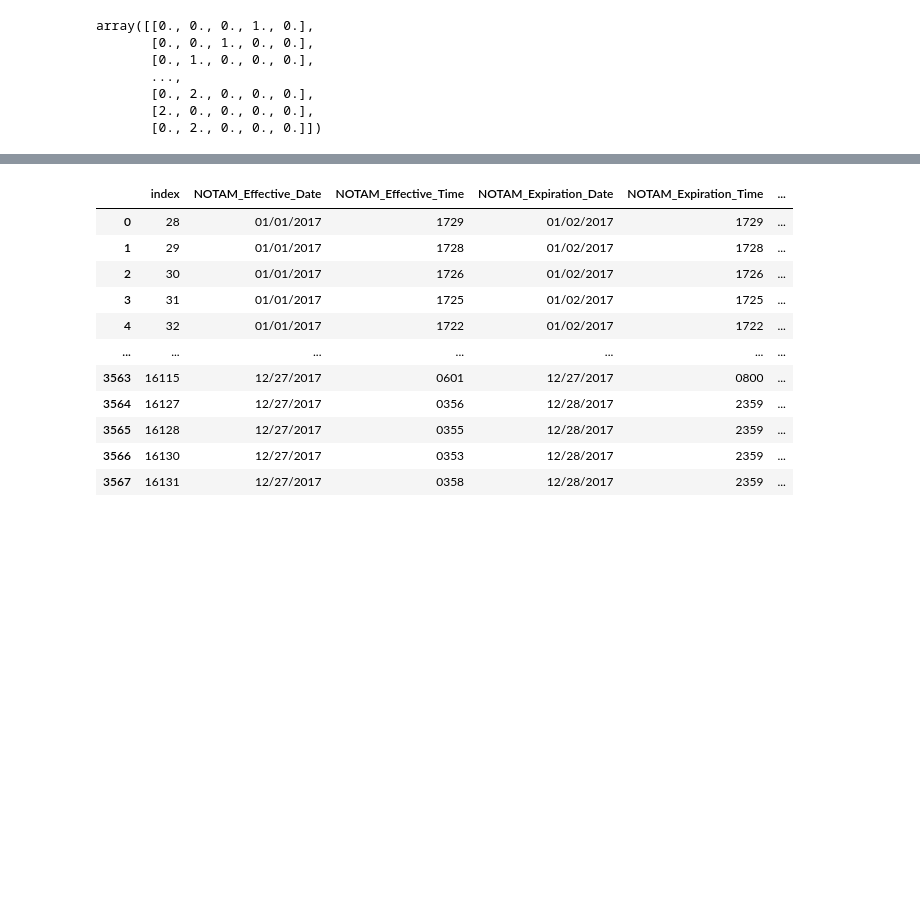
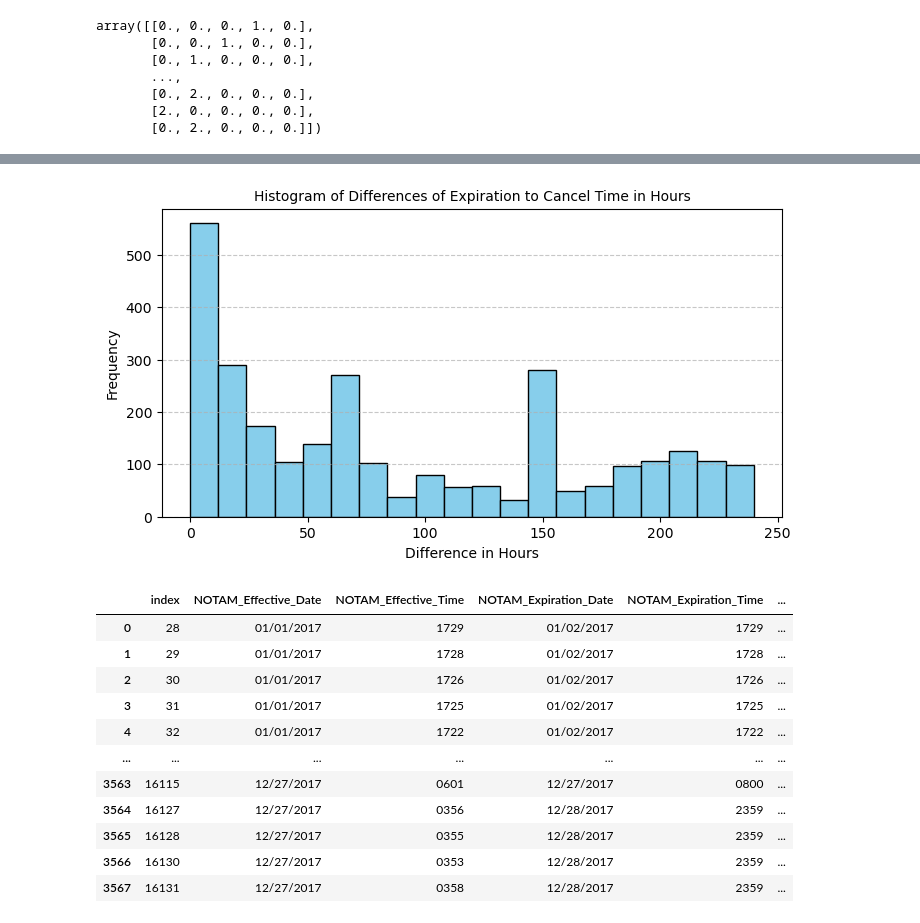
Before and after one commit to chrigHub/PertubationThesis, a Jupyter notebook: main/preparation/06_notam_prep.ipynb, the cells around one changed output, grey strips where cells are left out. Cells and saved outputs as stored; diff of their text form; code cells hidden in the pictures; blank space fills up the shorter version.

```diff
--- a/main/preparation/06_notam_prep.ipynb
+++ b/main/preparation/06_notam_prep.ipynb
@@ -34,11 +46,19 @@ OUTPUT_FOLDER = os.path.join(ROOT_PATH, "data/preparation/prepped_files")
 # %%
 all_files = glob.glob(os.path.join(INPUT_FOLDER, "data_raw/notams/katl/*/*.csv"))
+
 li = []
+comma_sep = 0
+semi_sep = 0
+wrong_head = 0
 for filename in all_files:
     df = pd.read_csv(filename, sep=";", on_bad_lines="skip")
     if len(df.columns) <= 1:
         df = pd.read_csv(filename, sep=",", on_bad_lines="skip")
+        comma_sep +=1
+    else:
+        semi_sep += 1
     if any("Unnamed" in col for col in df.columns):
+        wrong_head += 1
         done = False
         count = 0
         while not done:
@@ -49,7 +69,7 @@ for filename in all_files:
     li.append(df)
 li
 atl_notam_df = pd.concat(li, axis=0, ignore_index=True)
-atl_notam_df,
+atl_notam_df
 # %% [output]
 |  | Location | NOTAM # | Class | Issue Date (UTC) | Effective Date (UTC) | Cancel Date (UTC) | ... |
 | 0 | ATL | 04/107 | Communication | 04/19/2016 1648 | 04/19/2016 1648 | NaN | ... |
@@ -290,0 +465,14 @@ filtered_df = filtered_df.join(df)
+# %%
+date_compare_df = filtered_df[~filtered_df["Cancel Date (UTC)"].isna()].copy()
+date_compare_df = date_compare_df.drop(index = date_compare_df[date_compare_df["Cancel Date (UTC)"] == " "].index)
+date_compare_df['cancel_time'] = date_compare_df["Cancel Date (UTC)"]
+date_compare_df['expiration_time'] = date_compare_df["NOTAM_Expiration_Date"] + " " + date_compare_df["NOTAM_Expiration_Time"]
+date_compare_df['cancel_time'] = pd.to_datetime(date_compare_df["cancel_time"], format='%m/%d/%Y %H%M')
+# Some expiration entries include "EST" which need to be cut with the following.
+date_compare_df.loc[date_compare_df['expiration_time'].apply(len) != 15, 'expiration_time'] = \
+    date_compare_df.loc[date_compare_df['expiration_time'].apply(len) != 15, 'expiration_time'].str[:-3]
+date_compare_df['expiration_time'] = pd.to_datetime(date_compare_df["expiration_time"], format='%m/%d/%Y %H%M')
+date_compare_df
+date_compare_df = date_compare_df[["cancel_time","expiration_time"]]
+date_compare_df["diff"] = (date_compare_df["expiration_time"] - date_compare_df["cancel_time"]).dt.seconds / 360
+date_compare_df
@@ -291,3 +493,18 @@ filtered_df = filtered_df.join(df)
+# %%
+import matplotlib.pyplot as plt
+import pandas as pd
+import numpy as np
+
+# Plotting the histogram
+plt.figure(figsize=(8, 4))
+plt.hist(date_compare_df['diff'], bins=20, color='skyblue', edgecolor='black')
+plt.title('Histogram of Differences of Expiration to Cancel Time in Hours', fontsize=10)
+plt.xlabel('Difference in Hours', fontsize=10)
+plt.ylabel('Frequency', fontsize=10)
+plt.grid(axis='y', linestyle='--', alpha=0.7)
+plt.show()
+# %% [output]
+[figure, added]
 # %%
 atl_notam_df = filtered_df.drop(labels=["Location","NOTAM #", "Class", "Issue Date (UTC)", "Cancel Date (UTC)","Category", "Text", "Runway_ident"], axis = "columns")
 atl_notam_df
```
Also changed, not shown: parts of 27 cells of this notebook, 1 other file.
